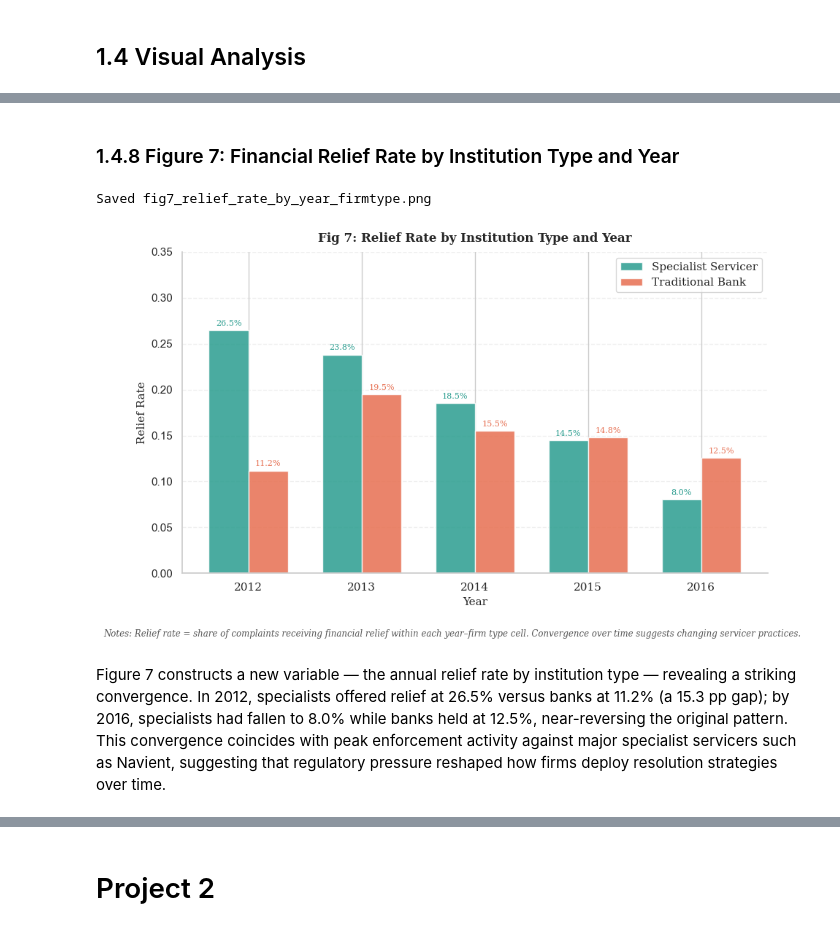
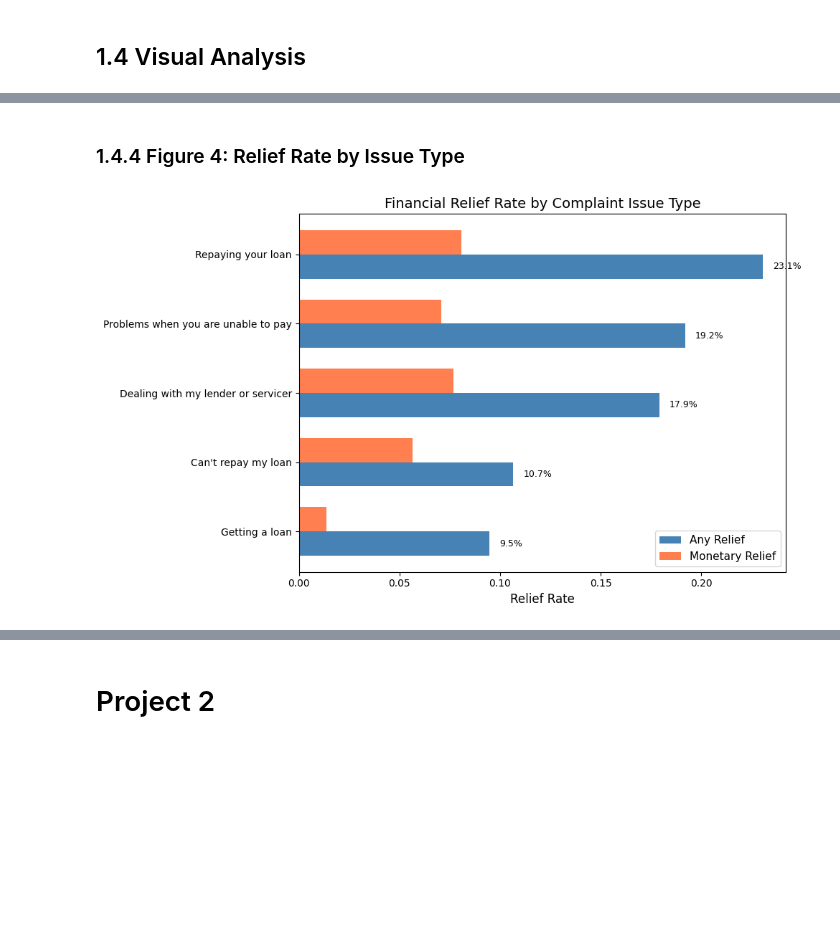
Before and after one commit to HuiqiZhao1/eco225-project-HuiqiZhao, a Jupyter notebook: Final Project/Fianl Project.ipynb, the cells around one changed output, grey strips where cells are left out. Cells and saved outputs as stored; diff of their text form; code cells hidden in the pictures; blank space fills up the shorter version.

```diff
--- a/Final Project/Fianl Project.ipynb
+++ b/Final Project/Fianl Project.ipynb
@@ -801,52 +442,25 @@ Figure 6 is a subgroup analysis replicating the 2×2 design of Figure 2 within t
-# %% [markdown]
-### 1.4.8 Figure 7: Financial Relief Rate by Institution Type and Year
-# %%
-# Fig 7: Stacked bar — Relief Rate by Firm Type × Year
-# ══════════════════════════════════════════════════════════════════════════════
-relief_trend = df.groupby(['complaint_year','Is_Specialist'])['Response: Relief'].mean().unstack()
-relief_trend.columns = ['Bank', 'Specialist']
-years = relief_trend.index.tolist()
-
-x7 = np.arange(len(years))
-width = 0.35
-
-fig7, ax7 = plt.subplots(figsize=(9, 5.5))
-bars_spec = ax7.bar(x7 - width/2, relief_trend['Specialist'],
-                    width, color=TEAL, alpha=0.85,
-                    label='Specialist Servicer', edgecolor='white')
-bars_bank = ax7.bar(x7 + width/2, relief_trend['Bank'],
-                    width, color=ORANGE, alpha=0.85,
-                    label='Traditional Bank', edgecolor='white')
-
-for bar in bars_spec:
-    ax7.text(bar.get_x() + bar.get_width()/2,
-             bar.get_height() + 0.005,
-             f'{bar.get_height():.1%}',
-             ha='center', fontsize=8, color=TEAL, fontfamily=FONT)
-for bar in bars_bank:
-    ax7.text(bar.get_x() + bar.get_width()/2,
-             bar.get_height() + 0.005,
-             f'{bar.get_height():.1%}',
-             ha='center', fontsize=8, color=ORANGE, fontfamily=FONT)
-
-ax7.set_xlabel('Year', fontfamily=FONT, fontsize=11)
-ax7.set_ylabel('Relief Rate', fontfamily=FONT, fontsize=11)
-ax7.set_title('Fig 7: Relief Rate by Institution Type and Year',
-              fontfamily=FONT, fontsize=12, fontweight='bold', pad=10)
-ax7.set_xticks(x7)
-ax7.set_xticklabels(years, fontfamily=FONT)
-ax7.set_ylim(0, 0.35)
-ax7.legend(fontsize=10, frameon=True, prop={'family': FONT})
-ax7.grid(axis='y', alpha=0.3, linestyle='--')
-ax7.spines[['top','right']].set_visible(False)
-fig7.text(0.5, -0.04,
-    'Notes: Relief rate = share of complaints receiving financial relief within each '
-    'year–firm type cell. Convergence over time suggests changing servicer practices.',
-    ha='center', fontsize=8.5, color='#555', fontstyle='italic', fontfamily=FONT)
-plt.tight_layout()
-save(fig7, 'fig7_relief_rate_by_year_firmtype')
-# %% [output]
-Saved fig7_relief_rate_by_year_firmtype.png
-[figure, removed]
-# %% [markdown]
-Figure 7 constructs a new variable — the annual relief rate by institution type — revealing a striking convergence. In 2012, specialists offered relief at 26.5% versus banks at 11.2% (a 15.3 pp gap); by 2016, specialists had fallen to 8.0% while banks held at 12.5%, near-reversing the original pattern. This convergence coincides with peak enforcement activity against major specialist servicers such as Navient, suggesting that regulatory pressure reshaped how firms deploy resolution strategies over time.
+# %% [markdown]
+### 1.4.4 Figure 4: Relief Rate by Issue Type
+# %%
+# ============================================
+# Plot 4: Grouped Bar Chart - Relief Rate by Issue Type (Z -> Y)
+# ============================================
+issue_relief = df_stats.groupby('issue')[['any_relief','monetary_relief']].mean().sort_values('any_relief', ascending=True)
+
+fig, ax = plt.subplots(figsize=(10, 6))
+y_pos = np.arange(len(issue_relief))
+height = 0.35
+ax.barh(y_pos - height/2, issue_relief['any_relief'], height, label='Any Relief', color='steelblue')
+ax.barh(y_pos + height/2, issue_relief['monetary_relief'], height, label='Monetary Relief', color='coral')
+ax.set_yticks(y_pos)
+ax.set_yticklabels(issue_relief.index, fontsize=10)
+ax.set_xlabel('Relief Rate', fontsize=12)
+ax.set_title('Financial Relief Rate by Complaint Issue Type', fontsize=14)
+ax.legend(fontsize=11)
+for i, v in enumerate(issue_relief['any_relief']):
+    ax.text(v + 0.005, i - height/2, f'{v:.1%}', va='center', fontsize=9)
+plt.tight_layout()
+plt.savefig('relief_by_issue_type.png', dpi=300, bbox_inches='tight')
+plt.show()
+# %% [output]
+[figure, added]
```
Also changed, not shown: parts of 121 cells of this notebook, 44 other files.
